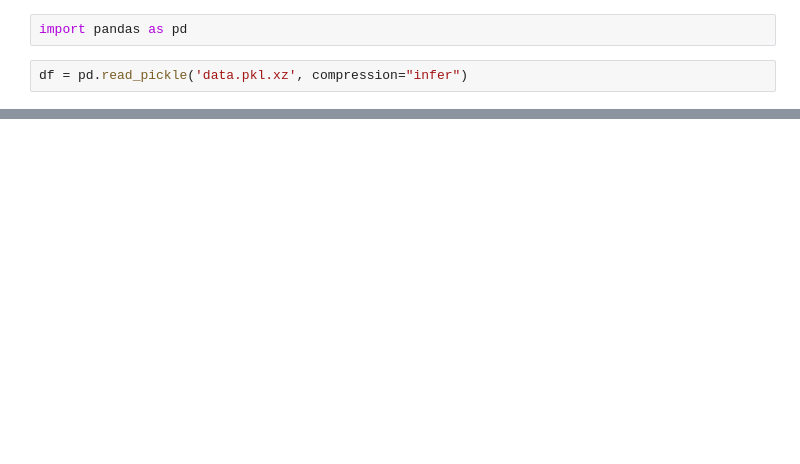
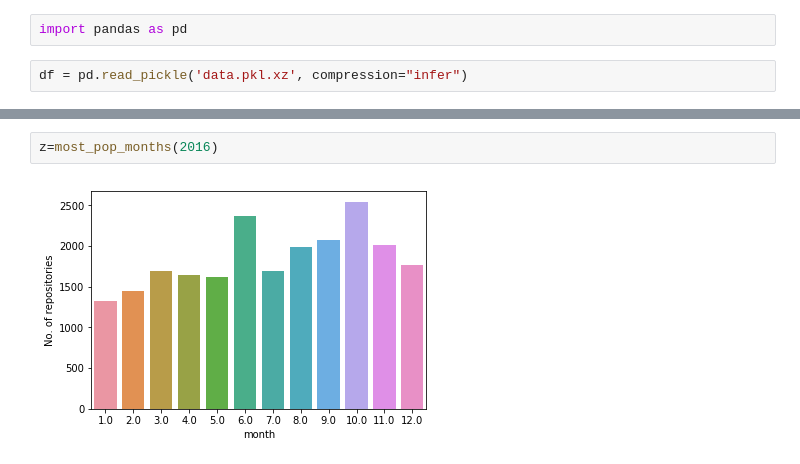
Before and after one commit to cshubhamrao/docker-hub-data, a Jupyter notebook: models/exploration.ipynb, the cells around one changed output, grey strips where cells are left out. Drawn from its saved outputs; the diff is of its cells as text; blank space fills up the shorter version.

```diff
--- a/models/exploration.ipynb
+++ b/models/exploration.ipynb
@@ -60,0 +151,4 @@ df.to_pickle("data.pkl.xz", compression="infer")
+# %%
+z=most_pop_months(2016)
+# %% [output]
+[figure, added]
```
Also changed, not shown: parts of 38 cells of this notebook, 1 other file.
